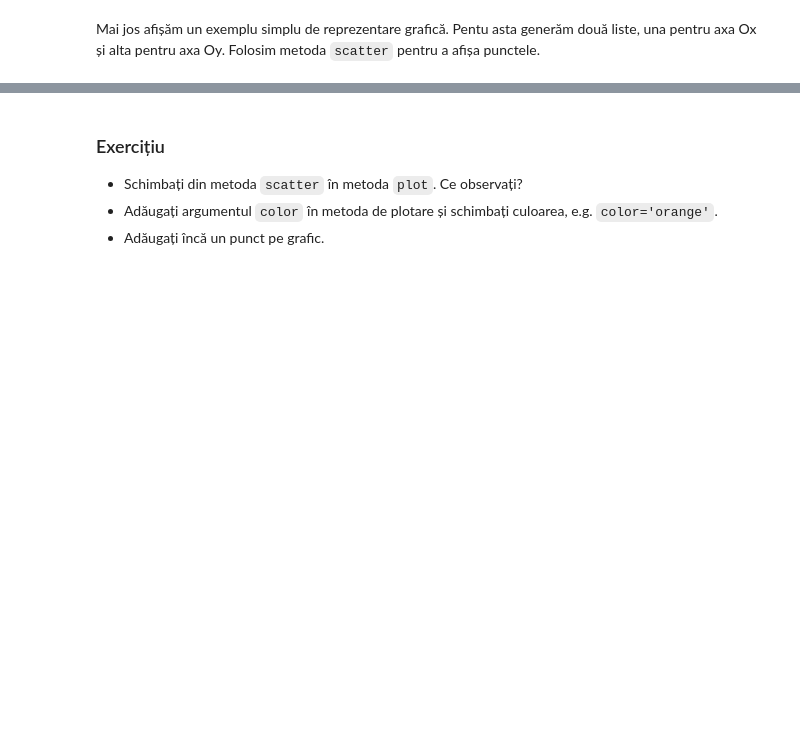
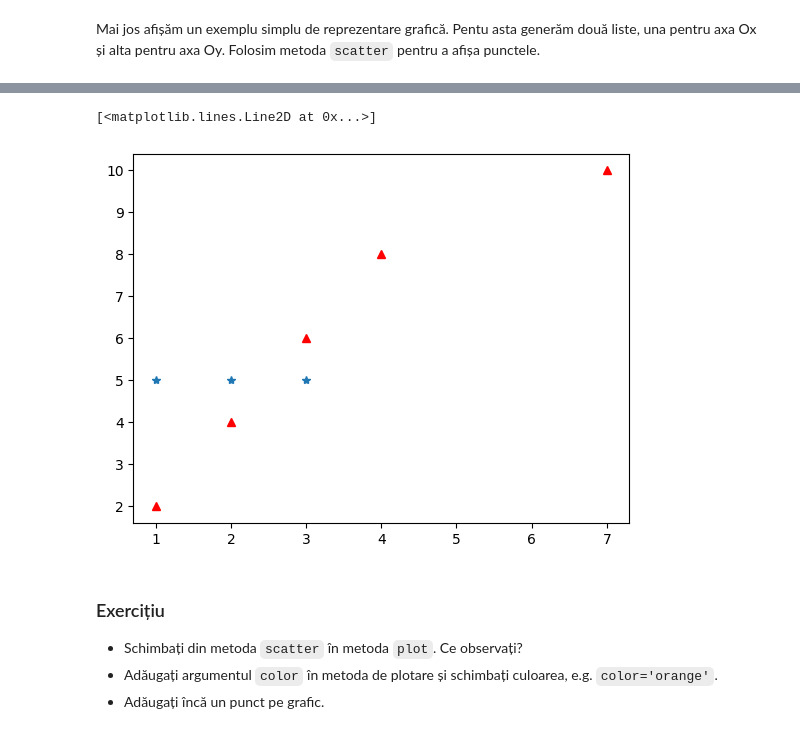
Before and after one commit to prodangp/LaboratorCN, a Jupyter notebook: CN_LAB_3_DATA_VISUALIZATION.ipynb, the cells around one changed output, grey strips where cells are left out. Cells and saved outputs as stored; diff of their text form; code cells hidden in the pictures; blank space fills up the shorter version.

```diff
--- a/CN_LAB_3_DATA_VISUALIZATION.ipynb
+++ b/CN_LAB_3_DATA_VISUALIZATION.ipynb
@@ -196,3 +250,9 @@ plt.show()
+# %%
+plt.plot(x,y, '^', color='red')
+plt.plot([1,2,3], [5, 5, 5], '*')
+# %% [output]
+[<matplotlib.lines.Line2D at 0x...>]
+[figure, added]
 # %% [markdown]
 ### Exercițiu
 
```
Also changed, not shown: parts of 19 cells of this notebook, 5 other files.
